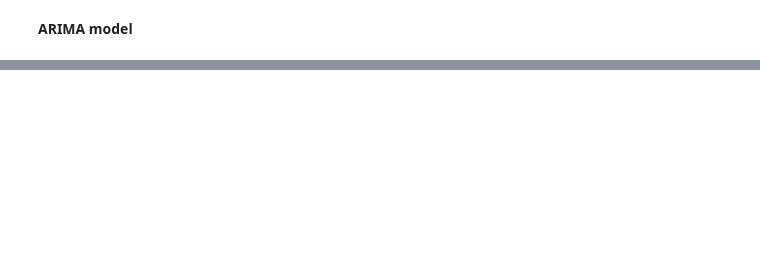
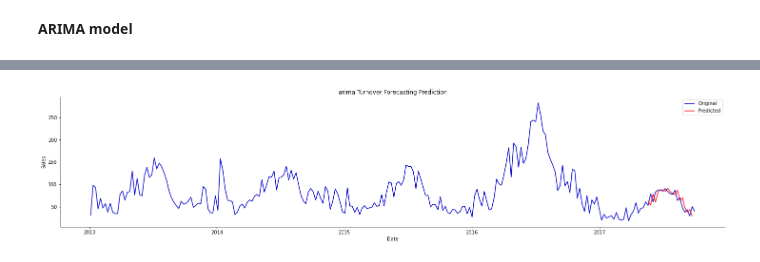
Before and after one commit to MedericTrungVU/revenue_forecasting_demo, a Jupyter notebook: test_ML_DCL.ipynb, the cells around one changed output, grey strips where cells are left out. Cells and saved outputs as stored; diff of their text form; code cells hidden in the pictures; blank space fills up the shorter version.

Commit message:
completed version of technical test

```diff
--- a/test_ML_DCL.ipynb
+++ b/test_ML_DCL.ipynb
@@ -560,0 +561,8 @@ NameError: ignored
+# %%
+train_df = read_raw_data('/content/gdrive/MyDrive/Structural_data/DCL/train.csv.gz')
+# %%
+df_store_diff_54_73 = transformData(54, 73, train_df)
+# %%
+sarModel, train_series = run_model((3,0,2), 20, df_store_diff_54_73)
+# %%
+df_with_forecast_diff = test_model(20, df_store_diff_54_73, sarModel)
@@ -560,0 +576,4 @@ NameError: ignored
+# %%
+monitor_performance(df_with_forecast_diff, 20)
+# %% [output]
+[figure, added]
```
Also changed, not shown: parts of 36 cells of this notebook.
